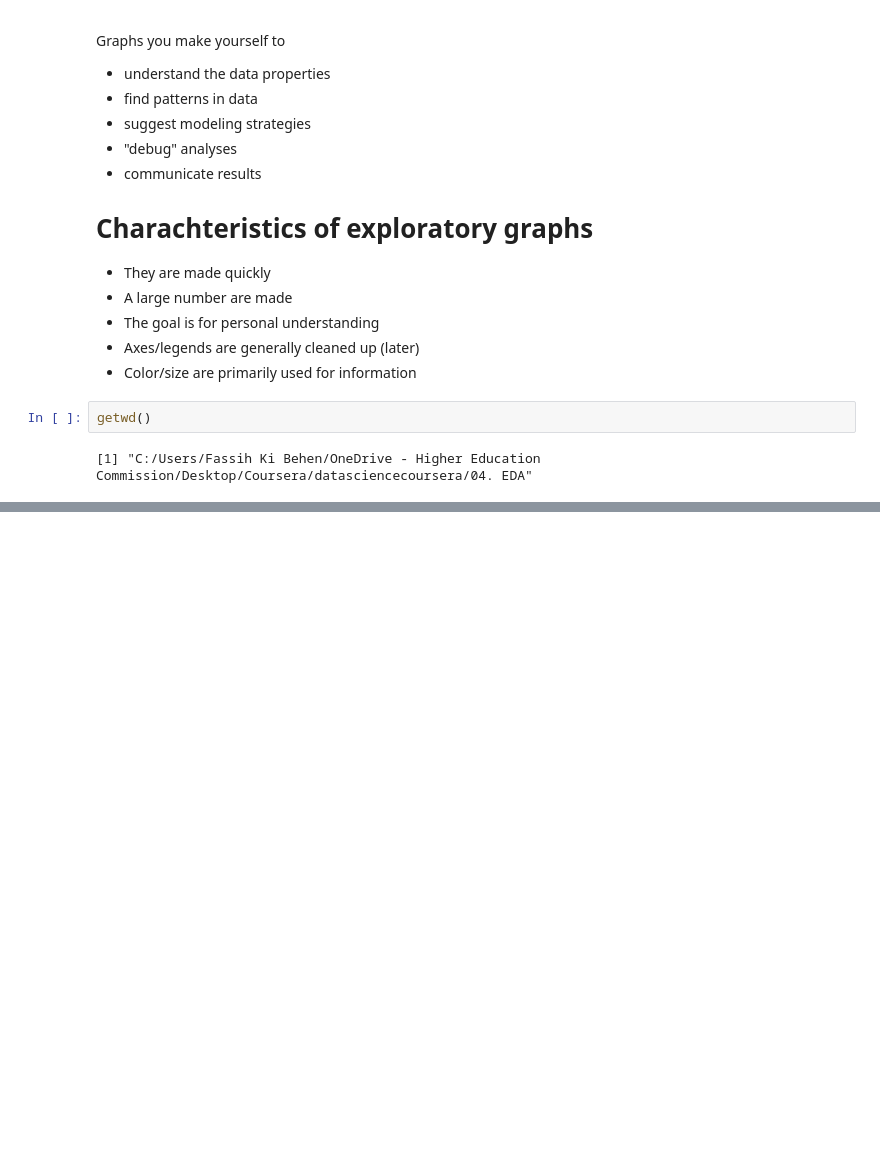
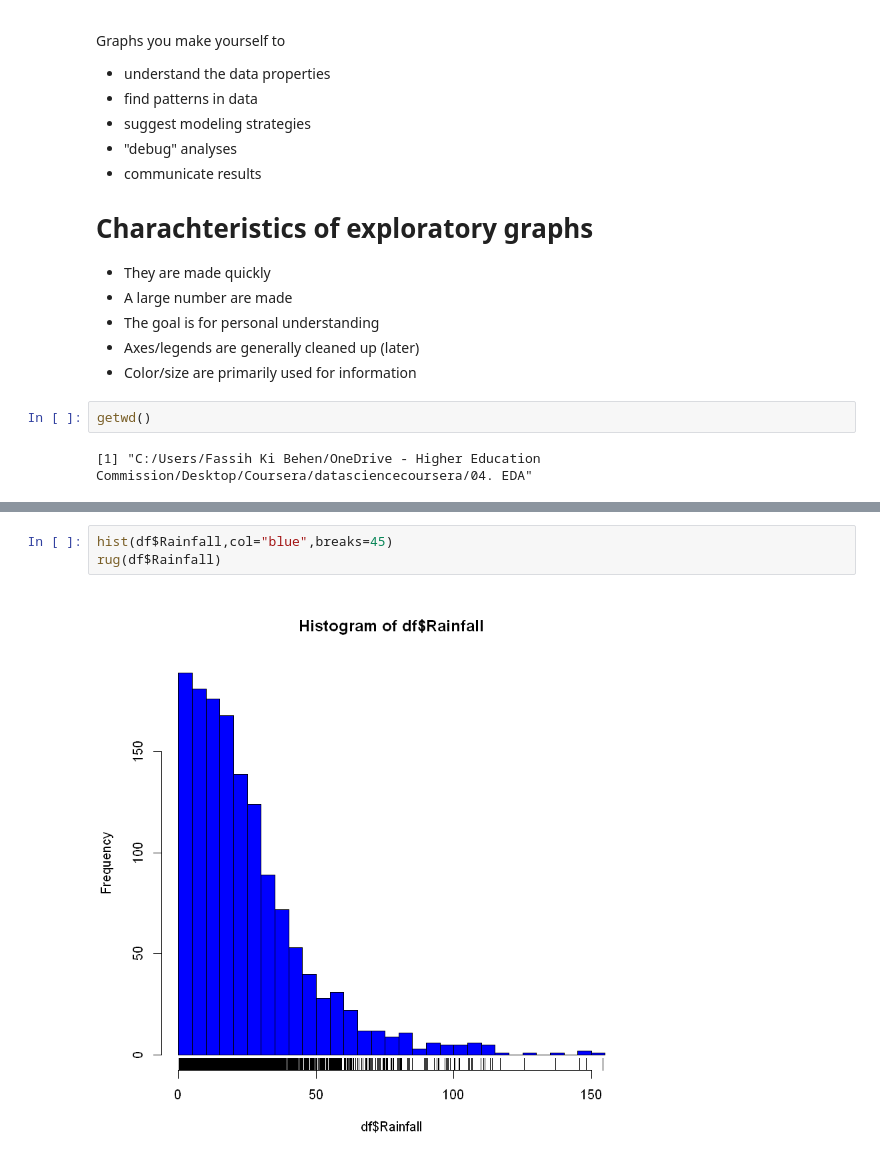
Before and after one commit to FarinaFayyaz/datasciencecoursera, a Jupyter notebook: 04. EDA/Practising Lecture Material.ipynb, the cells around one changed output, grey strips where cells are left out. Cells and saved outputs as stored; diff of their text form; blank space fills up the shorter version.

```diff
--- a/04. EDA/Practising Lecture Material.ipynb
+++ b/04. EDA/Practising Lecture Material.ipynb
@@ -31,0 +57,5 @@ df <- read.csv("Data/pol.csv")
+# %%
+hist(df$Rainfall,col="blue",breaks=45)
+rug(df$Rainfall)
+# %% [output]
+[figure, added]
```
Also changed, not shown: parts of 8 cells of this notebook, 2 other files.
